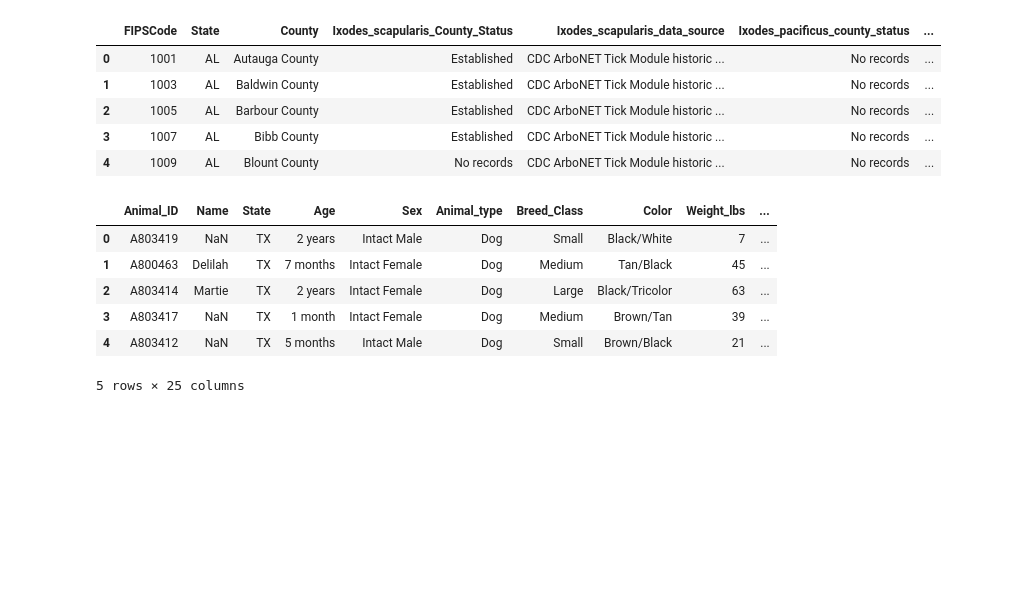
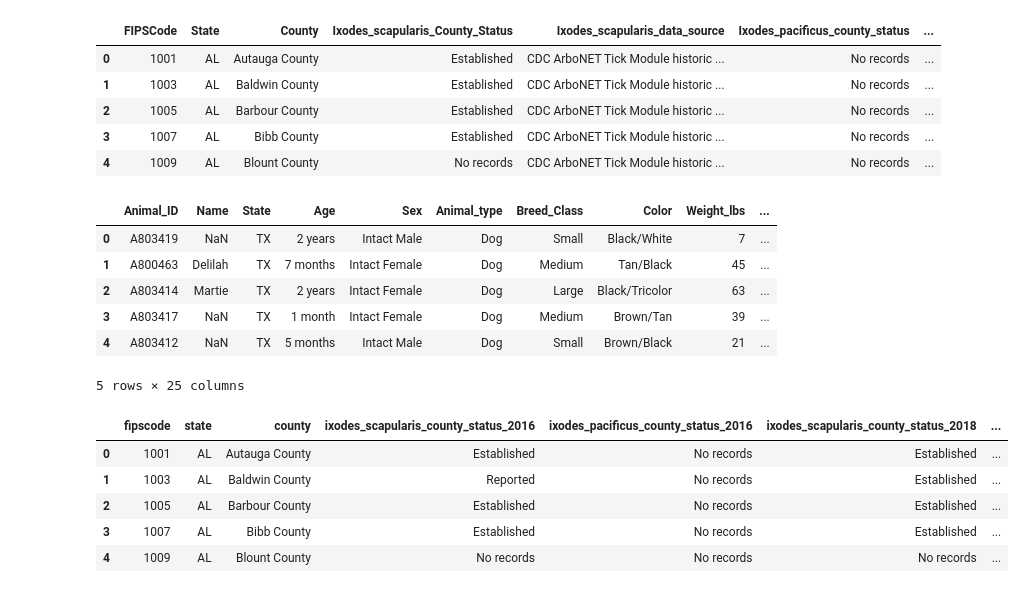
Before and after one commit to jobloom79/UNC_Analytics_Bootcamp_Capstone_2022, a Jupyter notebook: ML/FirstStep_copy.ipynb, the cells around one changed output. Drawn from its saved outputs; the diff is of its cells as text; code cells hidden in the pictures; blank space fills up the shorter version.

```diff
--- a/ML/FirstStep_copy.ipynb
+++ b/ML/FirstStep_copy.ipynb
@@ -9,6 +9,7 @@ import os
 
 data = r'/Users/dang/Documents/Bootcamp/UNC_Analytics_Bootcamp_Capstone_2022/Data/preliminary_data'
 data_1 = r'/Users/dang/Documents/Bootcamp/UNC_Analytics_Bootcamp_Capstone_2022/ML'
+data_2 = r'/Users/dang/Documents/Bootcamp/UNC_Analytics_Bootcamp_Capstone_2022/Data'
 # %%
 df = pd.read_csv(os.path.join(data,'austin-animal-center-intakes-1.csv'))
 # %%
@@ -73,0 +78,11 @@ df.head()
+# %%
+#Open new Data Table
+df = pd.read_csv(os.path.join(data_2,'completed_joined_tick_data.csv'))
+df.head()
+# %% [output]
+|  | fipscode | state | county | ixodes_scapularis_county_status_2016 | ixodes_pacificus_county_status_2016 | ixodes_scapularis_county_status_2018 | ... |
+| 0 | 1001 | AL | Autauga County | Established | No records | Established | ... |
+| 1 | 1003 | AL | Baldwin County | Reported | No records | Established | ... |
+| 2 | 1005 | AL | Barbour County | Established | No records | Established | ... |
+| 3 | 1007 | AL | Bibb County | Established | No records | Established | ... |
+| 4 | 1009 | AL | Blount County | No records | No records | No records | ... |
```
Also changed, not shown: parts of 2 cells of this notebook, 1 other file.
